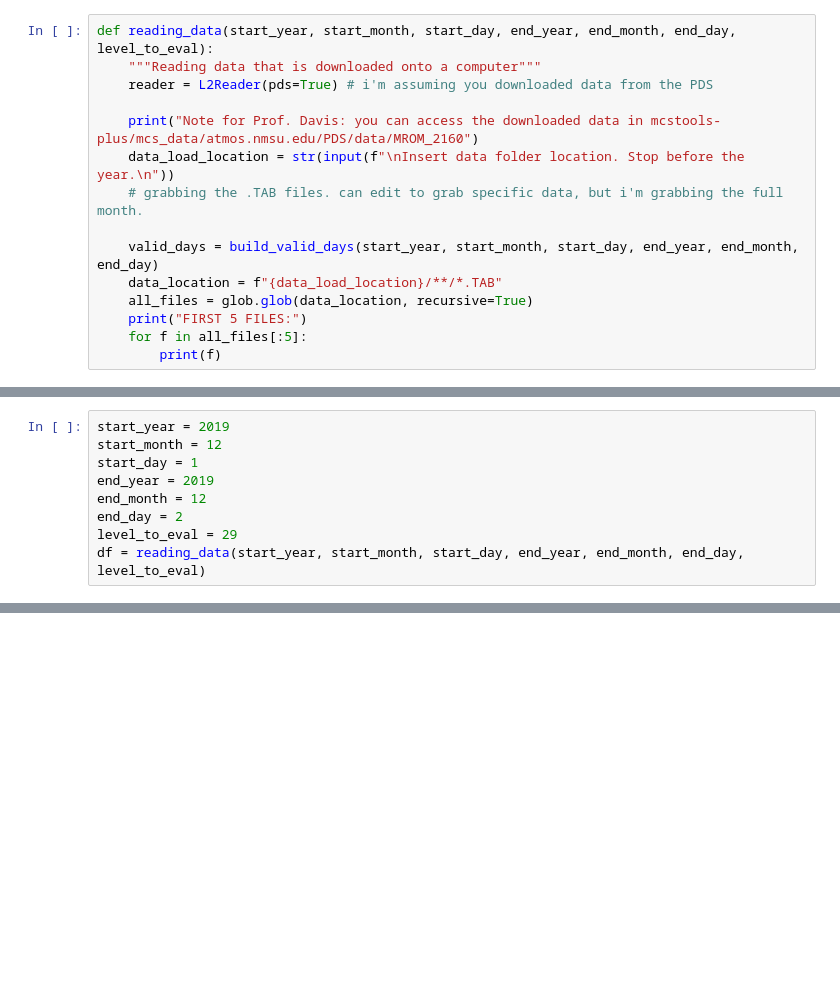
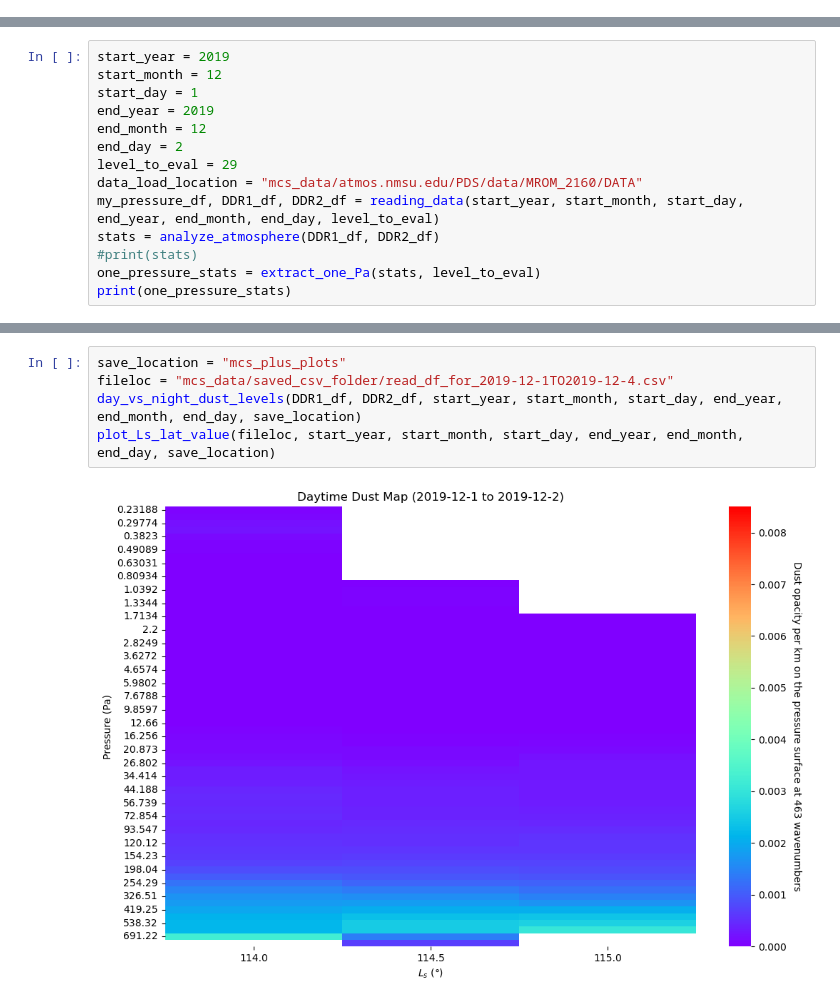
Before and after one commit to julialynn5/mcstools-plus, a Jupyter notebook: test.ipynb, the cells around one changed output, grey strips where cells are left out. Saved outputs shown, nothing was run; the diff lists cells and outputs as text; blank space fills up the shorter version.

```diff
--- a/test.ipynb
+++ b/test.ipynb
@@ -91,15 +0,0 @@ def split_df_by_level(dataframe):
-# %%
-def reading_data(start_year, start_month, start_day, end_year, end_month, end_day, level_to_eval):
-    """Reading data that is downloaded onto a computer"""
-    reader = L2Reader(pds=True) # i'm assuming you downloaded data from the PDS
-
-    print("Note for Prof. Davis: you can access the downloaded data in mcstools-plus/mcs_data/atmos.nmsu.edu/PDS/data/MROM_2160")
-    data_load_location = str(input(f"\nInsert data folder location. Stop before the year.\n"))
-    # grabbing the .TAB files. can edit to grab specific data, but i'm grabbing the full month.
-
-    valid_days = build_valid_days(start_year, start_month, start_day, end_year, end_month, end_day)
-    data_location = f"{data_load_location}/**/*.TAB"
-    all_files = glob.glob(data_location, recursive=True)
-    print("FIRST 5 FILES:")
-    for f in all_files[:5]:
-        print(f)
@@ -111,5 +10,10 @@ end_year = 2019
 end_month = 12
 end_day = 2
 level_to_eval = 29
-df = reading_data(start_year, start_month, start_day, end_year, end_month, end_day, level_to_eval)
+data_load_location = "mcs_data/atmos.nmsu.edu/PDS/data/MROM_2160/DATA"
+my_pressure_df, DDR1_df, DDR2_df = reading_data(start_year, start_month, start_day, end_year, end_month, end_day, level_to_eval)
+stats = analyze_atmosphere(DDR1_df, DDR2_df)
+#print(stats)
+one_pressure_stats = extract_one_Pa(stats, level_to_eval)
+print(one_pressure_stats)
 # %% [output]
@@ -120,0 +35,7 @@ NameError: name 'datetime' is not defined
+# %%
+save_location = "mcs_plus_plots"
+fileloc = "mcs_data/saved_csv_folder/read_df_for_2019-12-1TO2019-12-4.csv"
+day_vs_night_dust_levels(DDR1_df, DDR2_df, start_year, start_month, start_day, end_year, end_month, end_day, save_location)
+plot_Ls_lat_value(fileloc, start_year, start_month, start_day, end_year, end_month, end_day, save_location)
+# %% [output]
+[figure, added]
```
Also changed, not shown: parts of 8 cells of this notebook, 17 other files.
